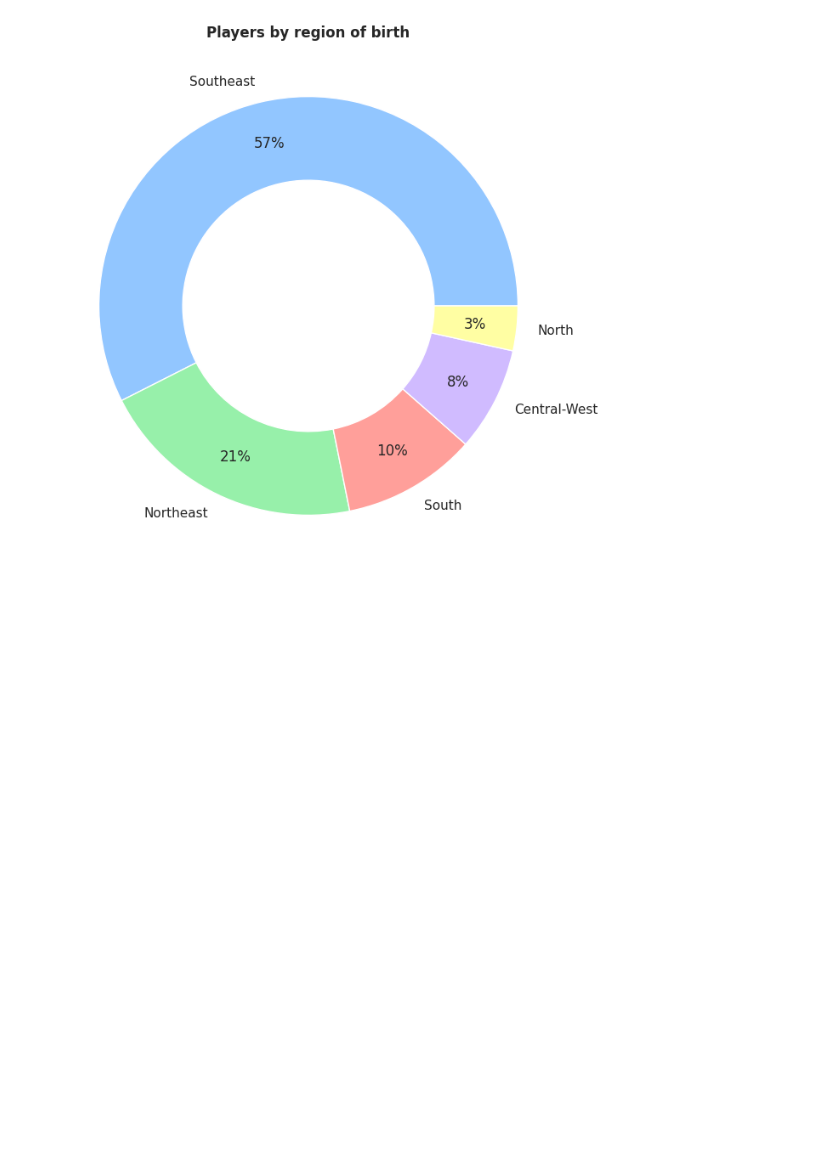
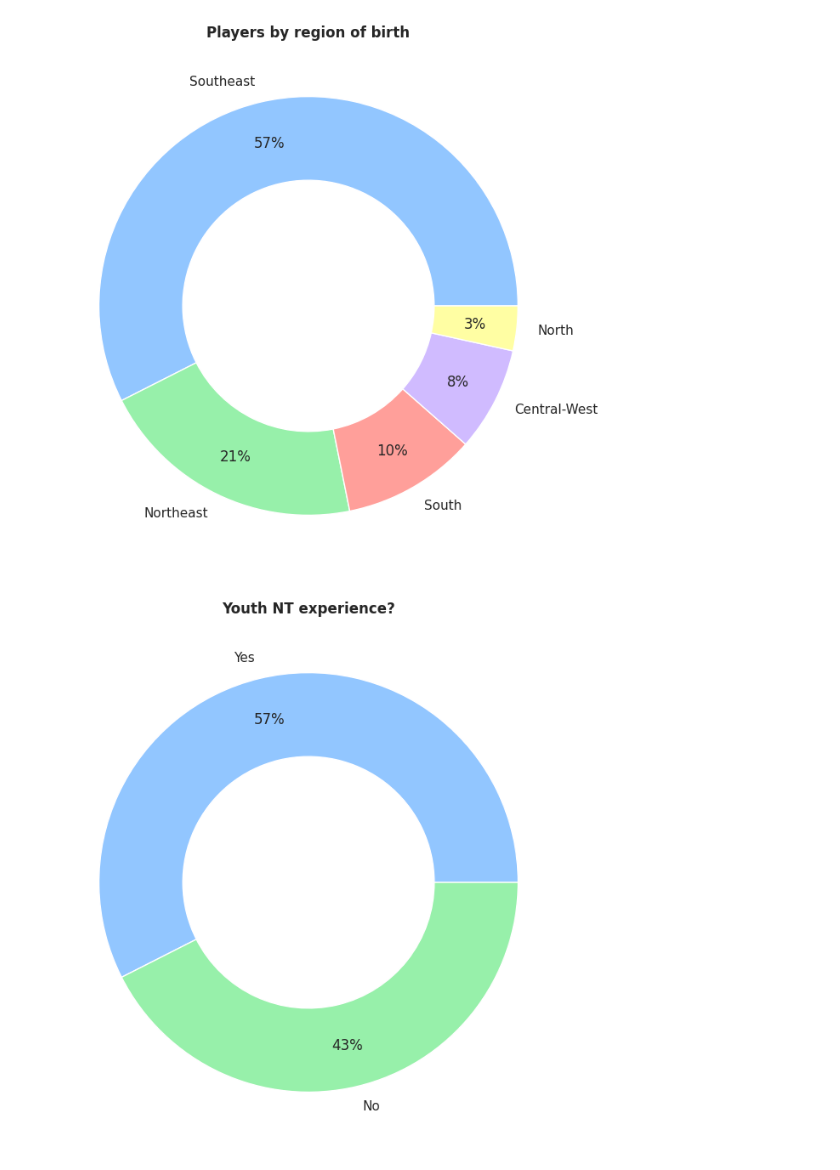
Before and after one commit to guilhermelaviola/GoalAnalysis, a Jupyter notebook: BrazilianPlayers.ipynb, the cells around one changed output. Saved outputs shown, nothing was run; the diff lists cells and outputs as text; code cells hidden in the pictures; blank space fills up the shorter version.

```diff
--- a/BrazilianPlayers.ipynb
+++ b/BrazilianPlayers.ipynb
@@ -91,3 +100,11 @@ plt.title('Players by region of birth', fontweight = 'bold')
 plt.show()
 # %% [output]
 [figure]
+# %%
+# Displaying players by the experience they had in the youth NT:
+players['Youth NT experience?'].value_counts().plot(kind = 'pie', autopct = '%.0f%%', figsize = (8, 8), wedgeprops = dict(width = 0.4), pctdistance = 0.8)
+plt.ylabel(None)
+plt.title('Youth NT experience?', fontweight = 'bold')
+plt.show()
+# %% [output]
+[figure, added]
```
Also changed, not shown: parts of 9 cells of this notebook.
